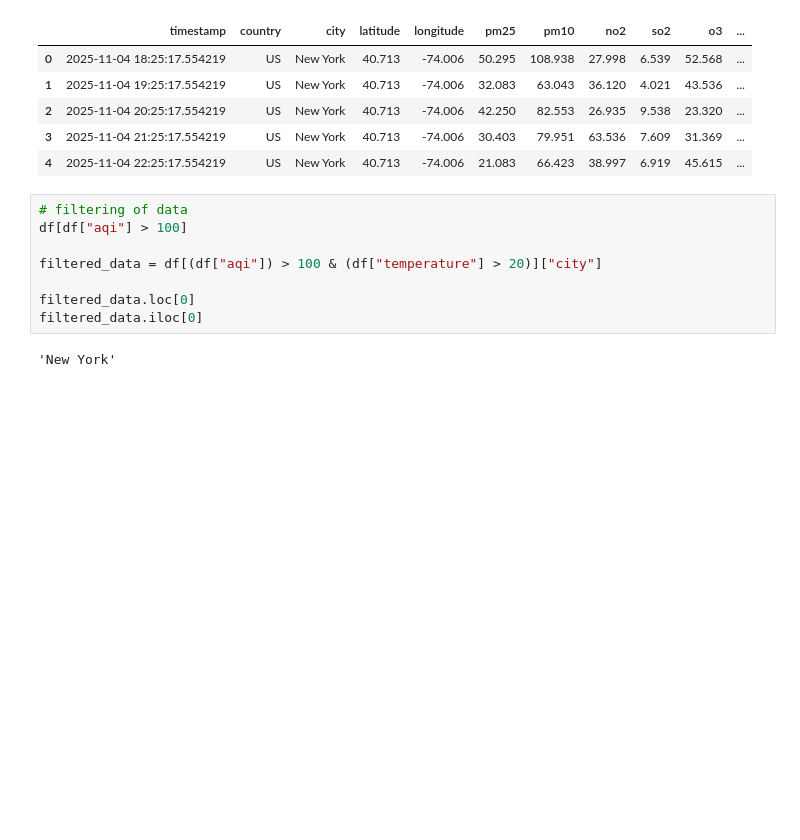
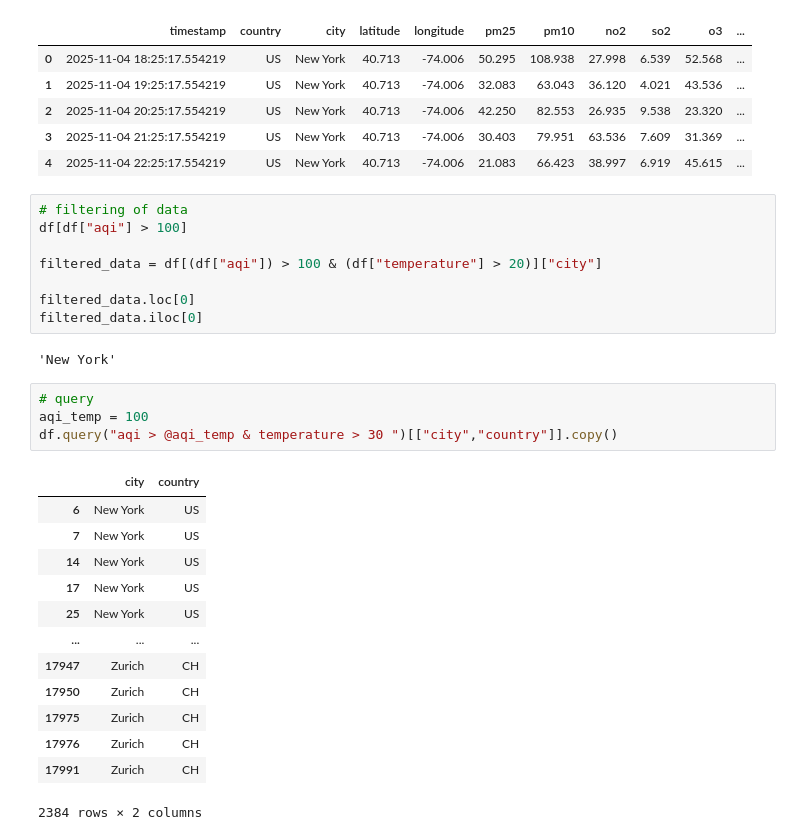
Before and after one commit to sanjeevkrpd/AI_ML_Learning, a Jupyter notebook: jupyterLab/pandas/learning_padadas_with_kaggle_data.ipynb, the cells around one changed output. Drawn from its saved outputs; the diff is of its cells as text; blank space fills up the shorter version.

Commit message:
pandas practics of data cleaning , column adding , cleaning

```diff
--- a/jupyterLab/pandas/learning_padadas_with_kaggle_data.ipynb
+++ b/jupyterLab/pandas/learning_padadas_with_kaggle_data.ipynb
@@ -155,3 +155,21 @@ filtered_data.loc[0]
 filtered_data.iloc[0]
 # %% [output]
 'New York'
+# %%
+# query
+aqi_temp = 100
+df.query("aqi > @aqi_temp & temperature > 30 ")[["city","country"]].copy()
+# %% [output]
+|  | city | country |
+| 6 | New York | US |
+| 7 | New York | US |
+| 14 | New York | US |
+| 17 | New York | US |
+| 25 | New York | US |
+| ... | ... | ... |
+| 17947 | Zurich | CH |
+| 17950 | Zurich | CH |
+| 17975 | Zurich | CH |
+| 17976 | Zurich | CH |
+| 17991 | Zurich | CH |
+2384 rows × 2 columns
```
Also changed, not shown: 2 other files.
